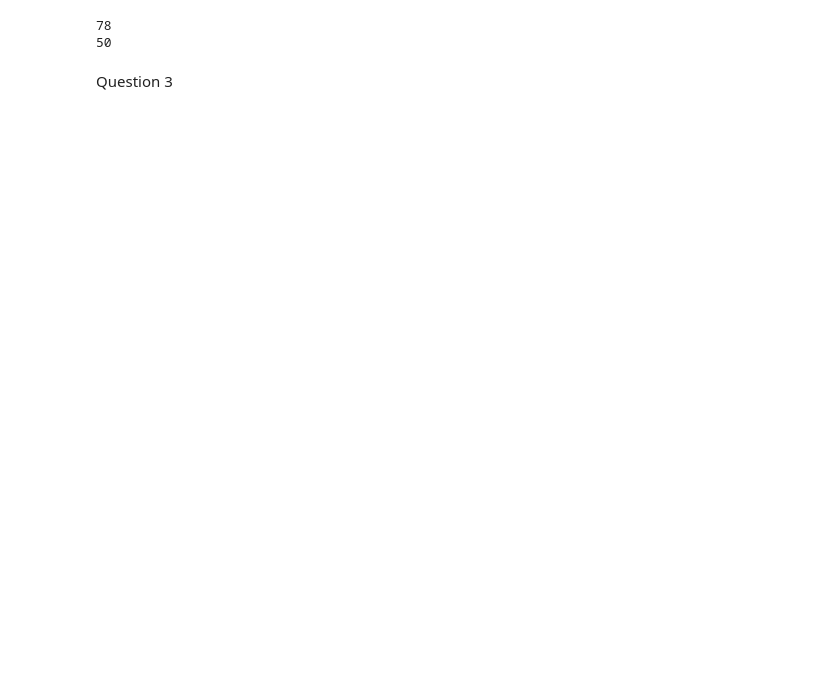
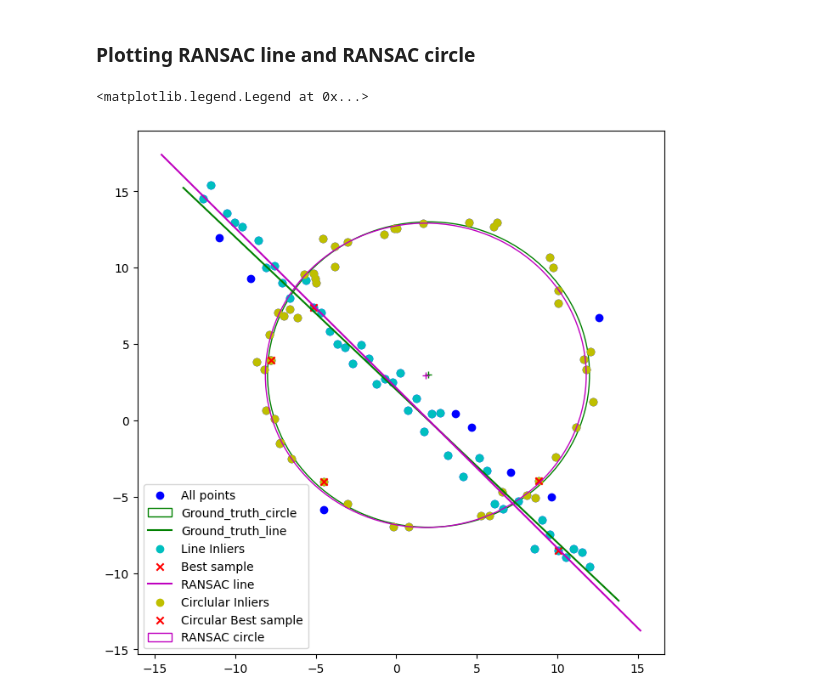
Before and after one commit to Dulan24/S5_EN3061_Image-processing, a Jupyter notebook: Activity 02/codes.ipynb, the cells around one changed output. Saved outputs shown, nothing was run; the diff lists cells and outputs as text; code cells hidden in the pictures; blank space fills up the shorter version.

```diff
--- a/Activity 02/codes.ipynb
+++ b/Activity 02/codes.ipynb
@@ -282,10 +267,32 @@ while iteration < max_iterations:
-# %%
-print(len(new_xline)+len(X_circ))
-print(len(best_inliers_line))
-# print(X_line)
-# print(new_xline)
-# %% [output]
-78
-50
-# %% [markdown]
-Question 3
+# %% [markdown]
+### Plotting RANSAC line and RANSAC circle
+# %%
+fig, ax = plt.subplots(1,1, figsize=(8,8))
+# ax.scatter(X_line[:,0], X_line[:,1], label='Line', color='b')
+ax.scatter(X[:,0], X[:,1], label='All points', color='b')
+circle_gt = plt.Circle((x0_gt,y0_gt), r, color='g', fill=False, label='Ground_truth_circle')
+ax.add_patch(circle_gt) # add circle
+ax.plot((x0_gt), (y0_gt), '+', color='g') # add centre of the circle
+x_min, x_max = ax.get_xlim()
+x_ = np.array([x_min, x_max])
+y_ = m*x_ + b
+plt.plot(x_, y_, color='g', label='Ground_truth_line')
+
+# ax.scatter(X_line[:,0],X_line[:,1], label='All points')
+ax.scatter(X_[best_inliers_line,0],X_[best_inliers_line,1], color='c', label='Line Inliers')
+ax.scatter(best_sample_line[:,0],best_sample_line[:,1], marker='x', color='r', label='Best sample')
+x_min, x_max = ax.get_xlim()
+x_ = np.array([x_min, x_max])
+y_ = (-best_model_line[0]*x_ + best_model_line[2])/best_model_line[1]
+plt.plot(x_, y_,  label='RANSAC line', color='m')
+
+# ax.scatter(new_X[:,0],new_X[:,1], label='All points')
+ax.scatter(new_X[best_inliers_circle,0],new_X[best_inliers_circle,1], color='y', label='Circlular Inliers')
+ax.scatter(best_sample_circle[:,0],best_sample_circle[:,1], marker='x', color='r', label='Circular Best sample')
+circle_r = plt.Circle((best_model_circle[0], best_model_circle[1]), best_model_circle[2], color='m', fill=False, label='RANSAC circle')
+ax.add_patch(circle_r)
+ax.plot((best_model_circle[0]), (best_model_circle[1]), '+', color='m') # for the centre of RANSAC circle
+plt.legend()
+# %% [output]
+<matplotlib.legend.Legend at 0x...>
+[figure, added]
```
Also changed, not shown: parts of 16 cells of this notebook, 13 other files.
